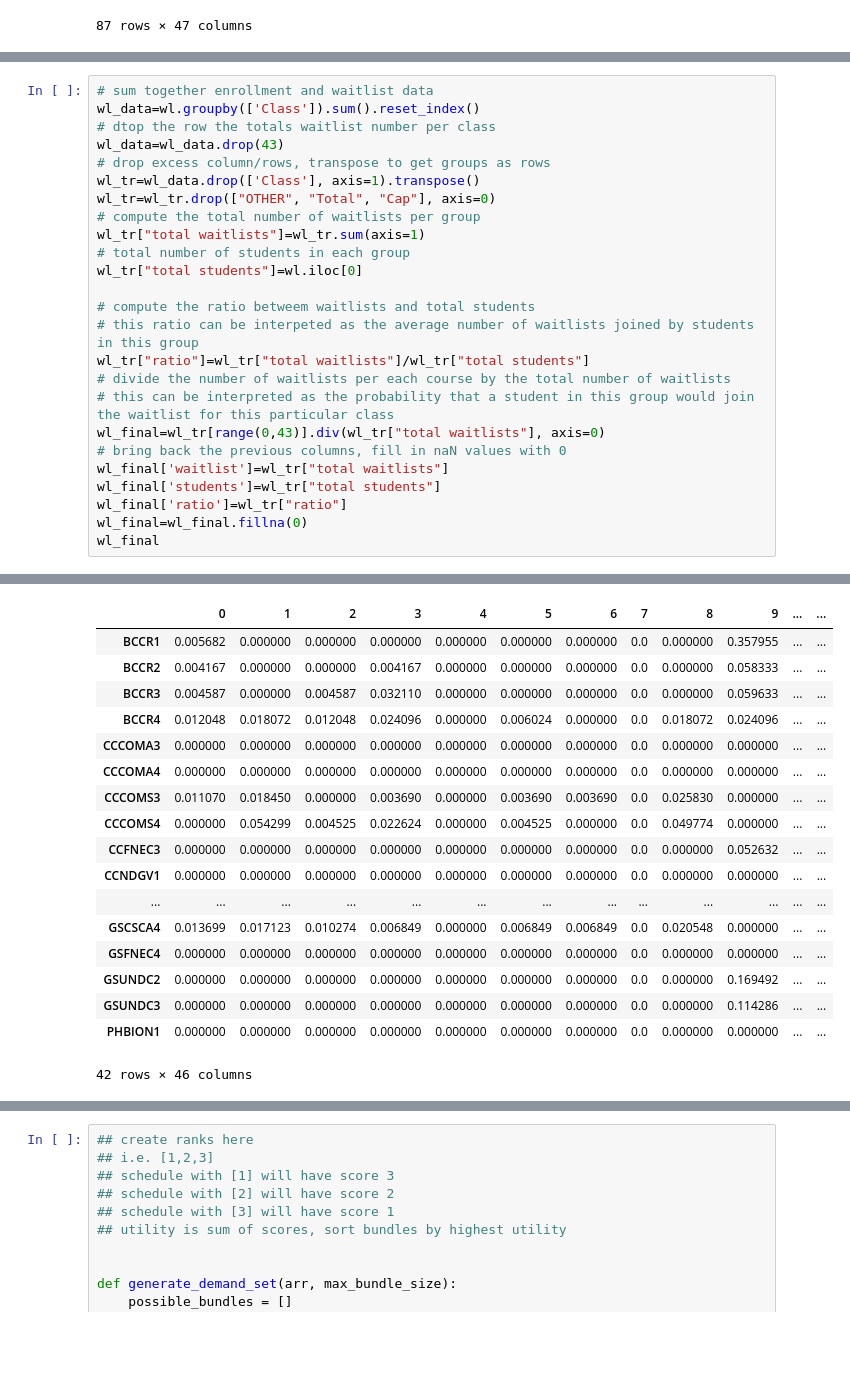
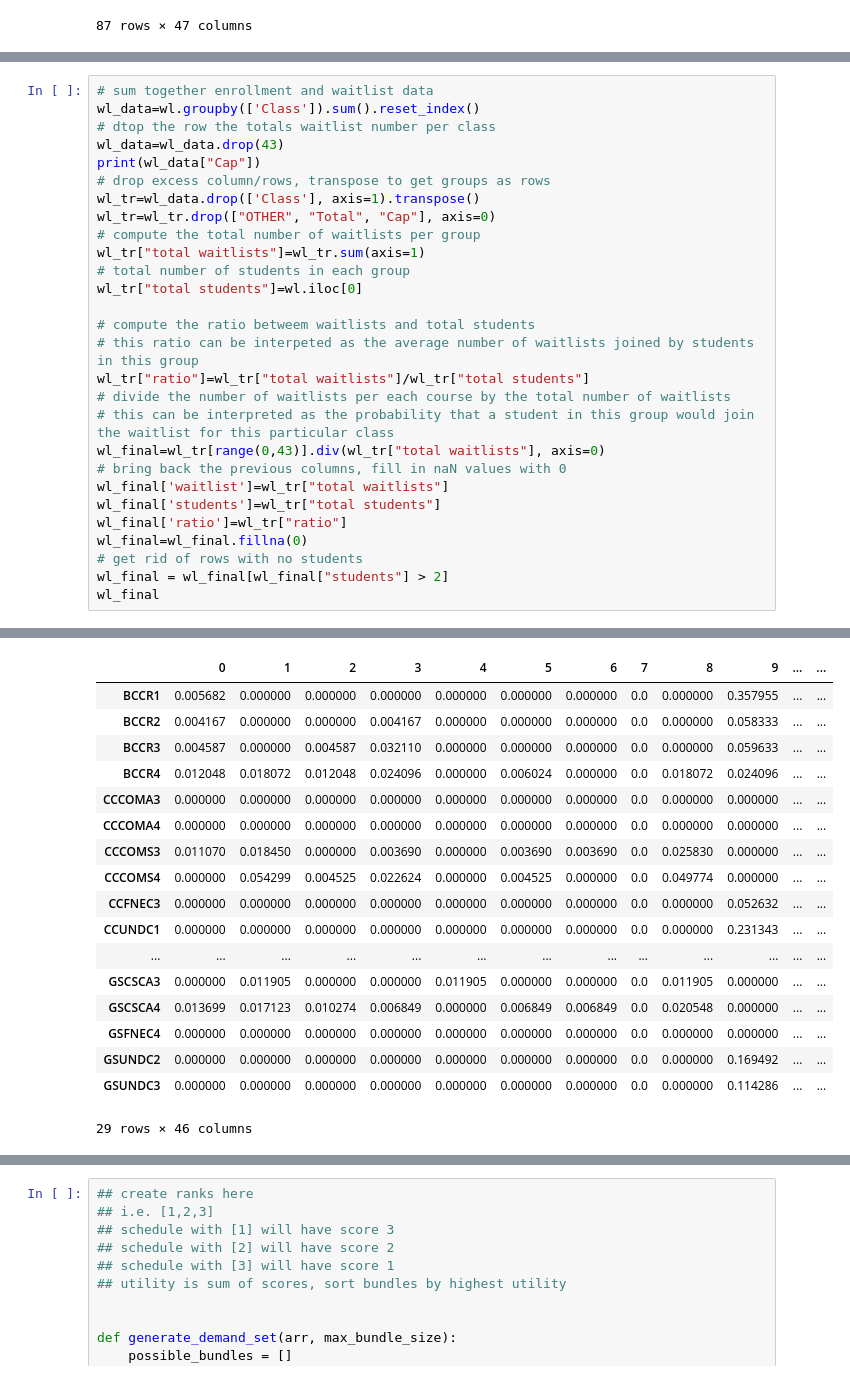
Before and after one commit to sarah-gu/course-allocation-aceei, a Jupyter notebook: aceei_course_data.ipynb, the cells around one changed output, grey strips where cells are left out. Drawn from its saved outputs; the diff is of its cells as text; blank space fills up the shorter version.

```diff
--- a/aceei_course_data.ipynb
+++ b/aceei_course_data.ipynb
@@ -49,6 +49,7 @@ st
 wl_data=wl.groupby(['Class']).sum().reset_index()
 # dtop the row the totals waitlist number per class
 wl_data=wl_data.drop(43)
+print(wl_data["Cap"])
 # drop excess column/rows, transpose to get groups as rows
 wl_tr=wl_data.drop(['Class'], axis=1).transpose()
 wl_tr=wl_tr.drop(["OTHER", "Total", "Cap"], axis=0)
@@ -68,5 +69,7 @@ wl_final['waitlist']=wl_tr["total waitlists"]
 wl_final['students']=wl_tr["total students"]
 wl_final['ratio']=wl_tr["ratio"]
 wl_final=wl_final.fillna(0)
+# get rid of rows with no students
+wl_final = wl_final[wl_final["students"] > 2]
 wl_final
 # %% [output]
@@ -73,21 +93,21 @@ wl_final
 |  | 0 | 1 | 2 | 3 | 4 | 5 | 6 | 7 | 8 | 9 | ... | ... |
 | BCCR1 | 0.005682 | 0.000000 | 0.000000 | 0.000000 | 0.000000 | 0.000000 | 0.000000 | 0.0 | 0.000000 | 0.357955 | ... | ... |
 | BCCR2 | 0.004167 | 0.000000 | 0.000000 | 0.004167 | 0.000000 | 0.000000 | 0.000000 | 0.0 | 0.000000 | 0.058333 | ... | ... |
 | BCCR3 | 0.004587 | 0.000000 | 0.004587 | 0.032110 | 0.000000 | 0.000000 | 0.000000 | 0.0 | 0.000000 | 0.059633 | ... | ... |
 | BCCR4 | 0.012048 | 0.018072 | 0.012048 | 0.024096 | 0.000000 | 0.006024 | 0.000000 | 0.0 | 0.018072 | 0.024096 | ... | ... |
 | CCCOMA3 | 0.000000 | 0.000000 | 0.000000 | 0.000000 | 0.000000 | 0.000000 | 0.000000 | 0.0 | 0.000000 | 0.000000 | ... | ... |
 | CCCOMA4 | 0.000000 | 0.000000 | 0.000000 | 0.000000 | 0.000000 | 0.000000 | 0.000000 | 0.0 | 0.000000 | 0.000000 | ... | ... |
 | CCCOMS3 | 0.011070 | 0.018450 | 0.000000 | 0.003690 | 0.000000 | 0.003690 | 0.003690 | 0.0 | 0.025830 | 0.000000 | ... | ... |
 | CCCOMS4 | 0.000000 | 0.054299 | 0.004525 | 0.022624 | 0.000000 | 0.004525 | 0.000000 | 0.0 | 0.049774 | 0.000000 | ... | ... |
 | CCFNEC3 | 0.000000 | 0.000000 | 0.000000 | 0.000000 | 0.000000 | 0.000000 | 0.000000 | 0.0 | 0.000000 | 0.052632 | ... | ... |
-| CCNDGV1 | 0.000000 | 0.000000 | 0.000000 | 0.000000 | 0.000000 | 0.000000 | 0.000000 | 0.0 | 0.000000 | 0.000000 | ... | ... |
+| CCUNDC1 | 0.000000 | 0.000000 | 0.000000 | 0.000000 | 0.000000 | 0.000000 | 0.000000 | 0.0 | 0.000000 | 0.231343 | ... | ... |
 | ... | ... | ... | ... | ... | ... | ... | ... | ... | ... | ... | ... | ... |
+| GSCSCA3 | 0.000000 | 0.011905 | 0.000000 | 0.000000 | 0.011905 | 0.000000 | 0.000000 | 0.0 | 0.011905 | 0.000000 | ... | ... |
 | GSCSCA4 | 0.013699 | 0.017123 | 0.010274 | 0.006849 | 0.000000 | 0.006849 | 0.006849 | 0.0 | 0.020548 | 0.000000 | ... | ... |
 | GSFNEC4 | 0.000000 | 0.000000 | 0.000000 | 0.000000 | 0.000000 | 0.000000 | 0.000000 | 0.0 | 0.000000 | 0.000000 | ... | ... |
 | GSUNDC2 | 0.000000 | 0.000000 | 0.000000 | 0.000000 | 0.000000 | 0.000000 | 0.000000 | 0.0 | 0.000000 | 0.169492 | ... | ... |
 | GSUNDC3 | 0.000000 | 0.000000 | 0.000000 | 0.000000 | 0.000000 | 0.000000 | 0.000000 | 0.0 | 0.000000 | 0.114286 | ... | ... |
-| PHBION1 | 0.000000 | 0.000000 | 0.000000 | 0.000000 | 0.000000 | 0.000000 | 0.000000 | 0.0 | 0.000000 | 0.000000 | ... | ... |
-42 rows × 46 columns
+29 rows × 46 columns
 # %%
 # samples a normal distribution
 # need to figure out standard deviation--> could ask for this data? or just use a random number like 1
```
Also changed, not shown: parts of 13 cells of this notebook.
